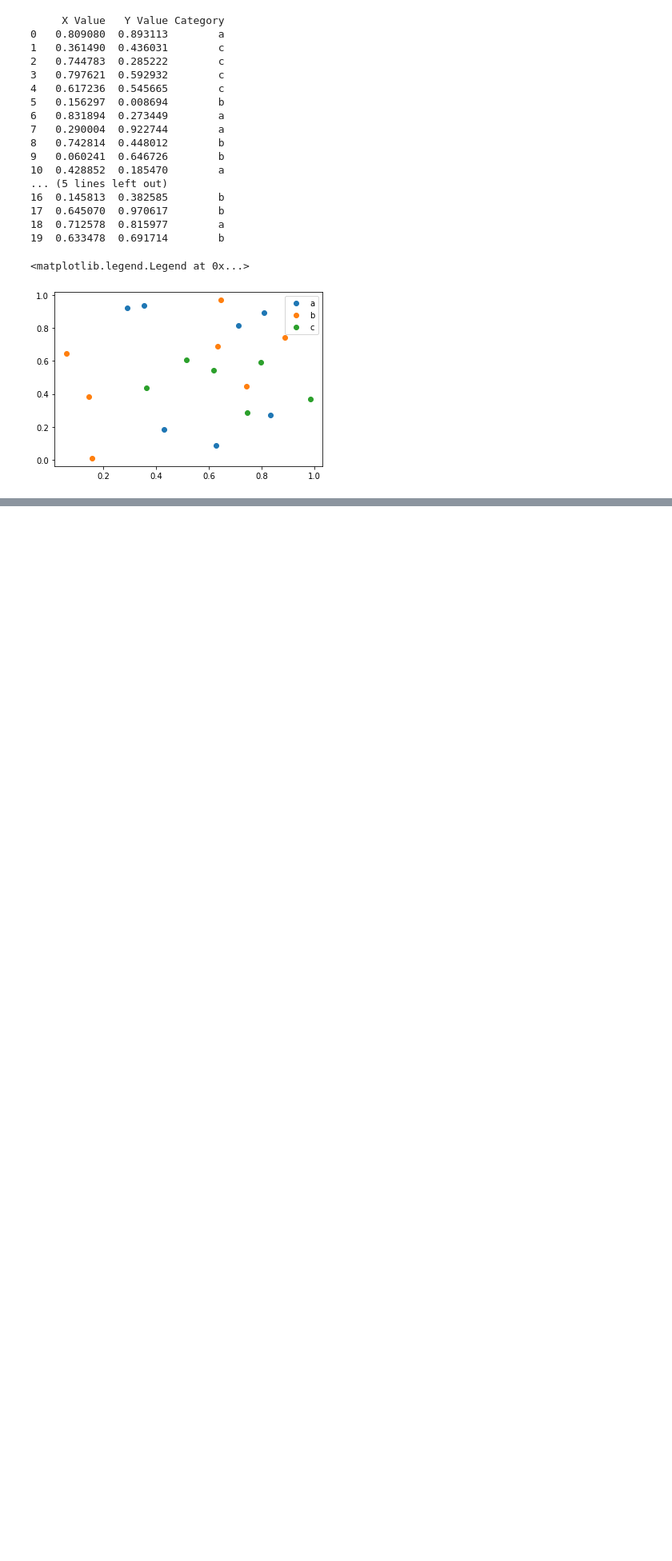
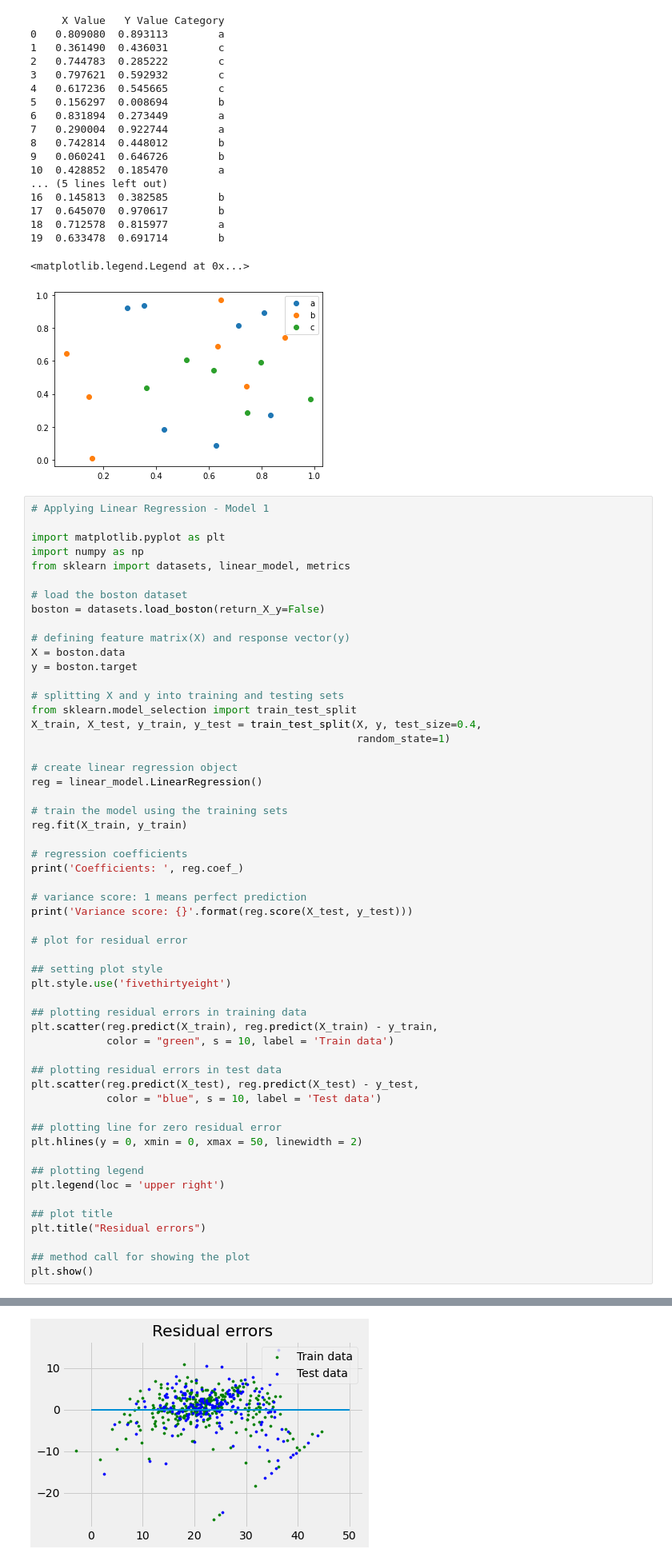
Before and after one commit to Thien-Nguyen-Git/Iris_Flowers, a Jupyter notebook: TestingScatterPlot.ipynb, the cells around one changed output, grey strips where cells are left out. Shown at 80% size. Saved outputs shown, nothing was run; the diff lists cells and outputs as text; blank space fills up the shorter version.

```diff
--- a/TestingScatterPlot.ipynb
+++ b/TestingScatterPlot.ipynb
@@ -168,3 +168,59 @@ plt.legend()
 19  0.633478  0.691714        b
 <matplotlib.legend.Legend at 0x...>
 [figure]
+# %%
+# Applying Linear Regression - Model 1
+
+import matplotlib.pyplot as plt
+import numpy as np
+from sklearn import datasets, linear_model, metrics
+
+# load the boston dataset
+boston = datasets.load_boston(return_X_y=False)
+
+# defining feature matrix(X) and response vector(y)
+X = boston.data
+y = boston.target
+
+# splitting X and y into training and testing sets
+from sklearn.model_selection import train_test_split
+X_train, X_test, y_train, y_test = train_test_split(X, y, test_size=0.4,
+                                                    random_state=1)
+
+# create linear regression object
+reg = linear_model.LinearRegression()
+
+# train the model using the training sets
+reg.fit(X_train, y_train)
+
+# regression coefficients
+print('Coefficients: ', reg.coef_)
+
+# variance score: 1 means perfect prediction
+print('Variance score: {}'.format(reg.score(X_test, y_test)))
+
+# plot for residual error
+
+## setting plot style
+plt.style.use('fivethirtyeight')
+
+## plotting residual errors in training data
+plt.scatter(reg.predict(X_train), reg.predict(X_train) - y_train,
+            color = "green", s = 10, label = 'Train data')
+
+## plotting residual errors in test data
+plt.scatter(reg.predict(X_test), reg.predict(X_test) - y_test,
+            color = "blue", s = 10, label = 'Test data')
+
+## plotting line for zero residual error
+plt.hlines(y = 0, xmin = 0, xmax = 50, linewidth = 2)
+
+## plotting legend
+plt.legend(loc = 'upper right')
+
+## plot title
+plt.title("Residual errors")
+
+## method call for showing the plot
+plt.show()
+# %% [output]
@@ -170,0 +249 @@ plt.legend()
+[figure, added]
```
Also changed, not shown: parts of 2 cells of this notebook, 1 other file.
